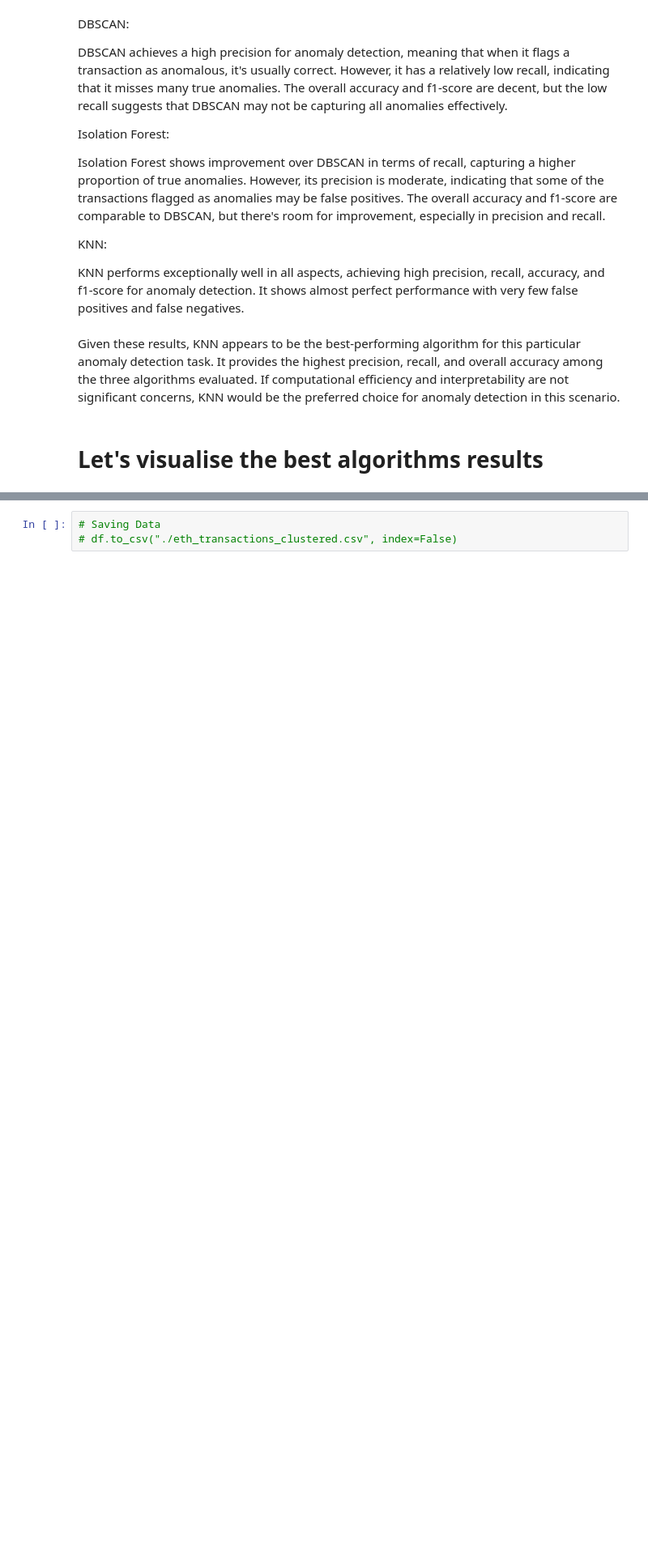
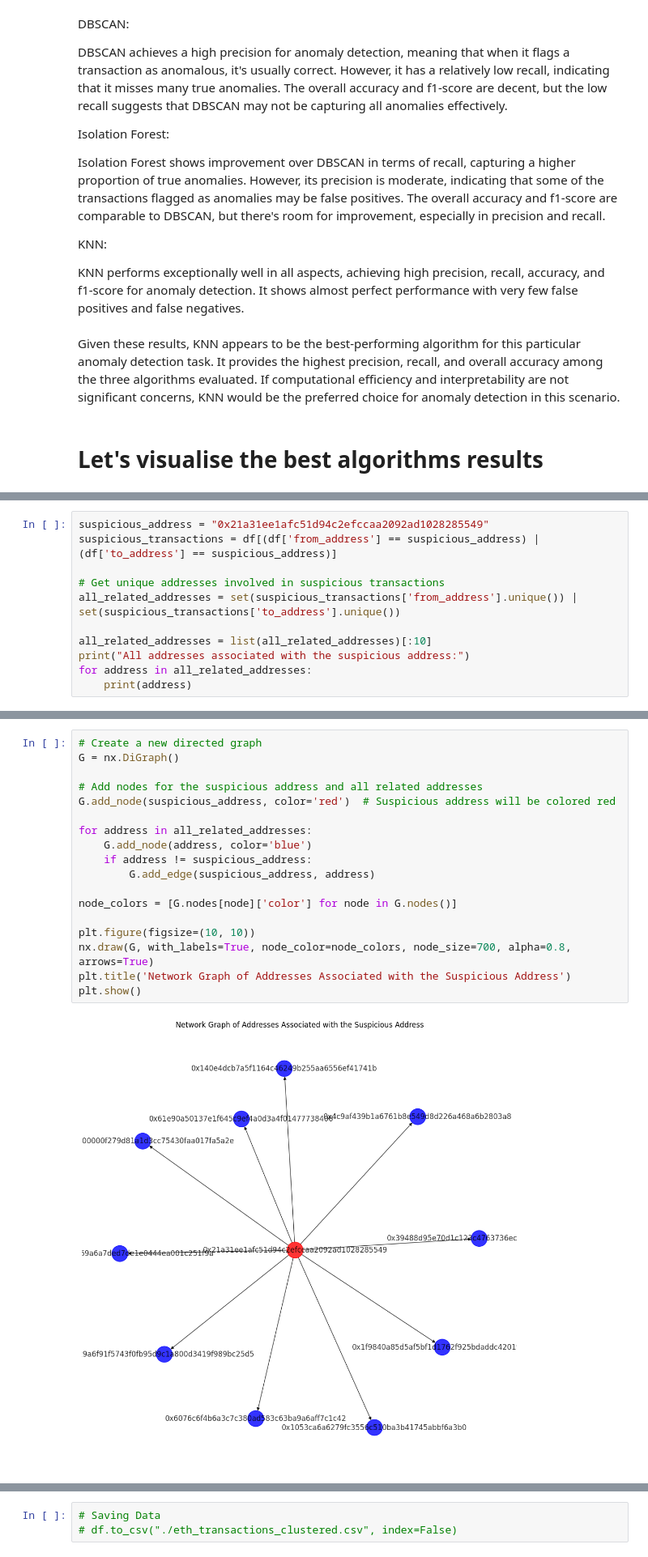
Before and after one commit to Panoskontos/EthereumTransactionsML, a Jupyter notebook: main.ipynb, the cells around one changed output, grey strips where cells are left out. Shown at 81% size. Drawn from its saved outputs; the diff is of its cells as text; blank space fills up the shorter version.

```diff
--- a/main.ipynb
+++ b/main.ipynb
@@ -1236,0 +1257,11 @@ Anomalous receiver addresses sorted by average_value_receiver:
+# %%
+suspicious_address = "0x21a31ee1afc51d94c2efccaa2092ad1028285549"
+suspicious_transactions = df[(df['from_address'] == suspicious_address) | (df['to_address'] == suspicious_address)]
+
+# Get unique addresses involved in suspicious transactions
+all_related_addresses = set(suspicious_transactions['from_address'].unique()) | set(suspicious_transactions['to_address'].unique())
+
+all_related_addresses = list(all_related_addresses)[:10]
+print("All addresses associated with the suspicious address:")
+for address in all_related_addresses:
+    print(address)
@@ -1236,0 +1280,20 @@ Anomalous receiver addresses sorted by average_value_receiver:
+# %%
+# Create a new directed graph
+G = nx.DiGraph()
+
+# Add nodes for the suspicious address and all related addresses
+G.add_node(suspicious_address, color='red')  # Suspicious address will be colored red
+
+for address in all_related_addresses:
+    G.add_node(address, color='blue')
+    if address != suspicious_address:
+        G.add_edge(suspicious_address, address)
+
+node_colors = [G.nodes[node]['color'] for node in G.nodes()]
+
+plt.figure(figsize=(10, 10))
+nx.draw(G, with_labels=True, node_color=node_colors, node_size=700, alpha=0.8, arrows=True)
+plt.title('Network Graph of Addresses Associated with the Suspicious Address')
+plt.show()
+# %% [output]
+[figure, added]
```
Also changed, not shown: parts of 23 cells of this notebook.
